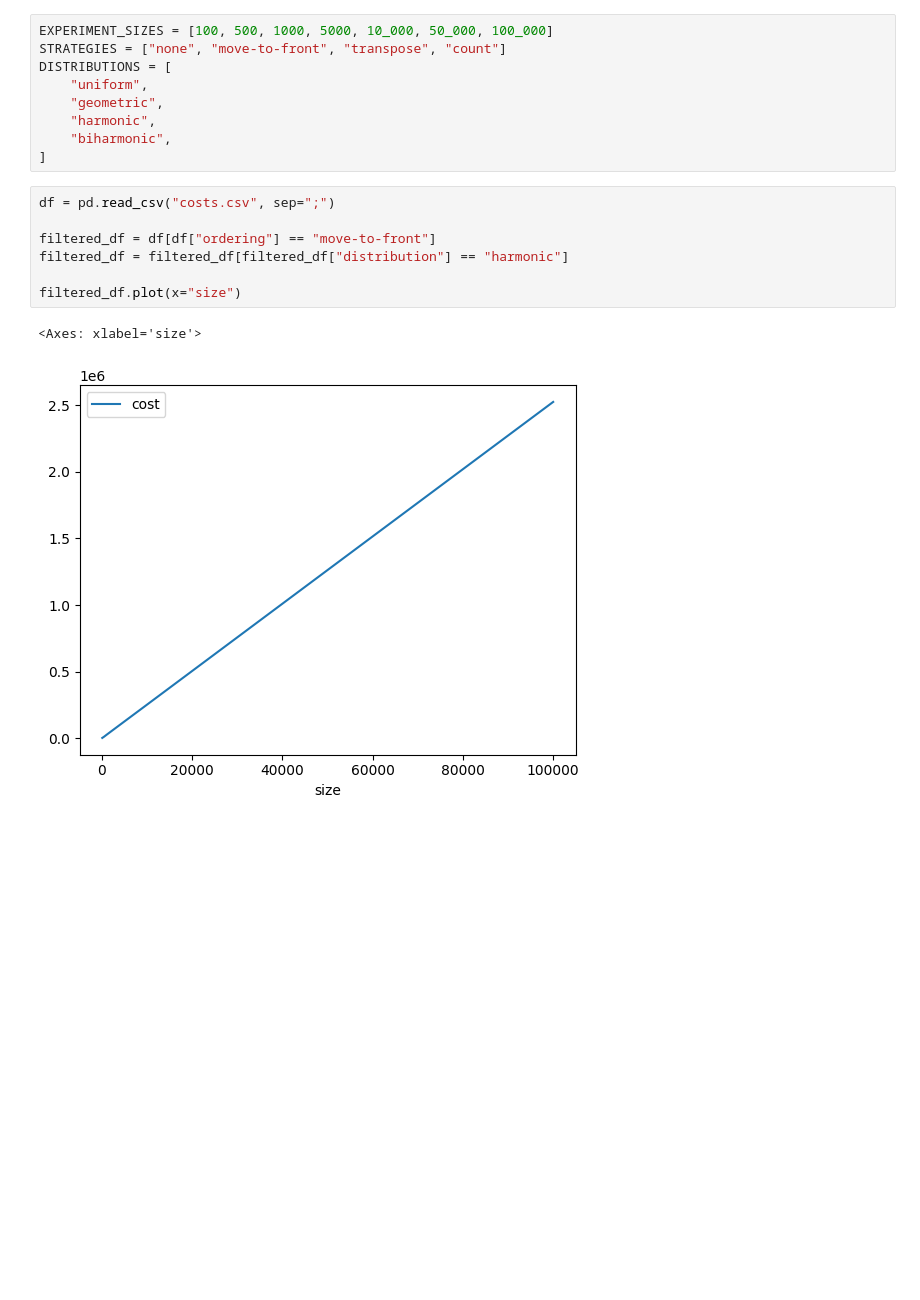
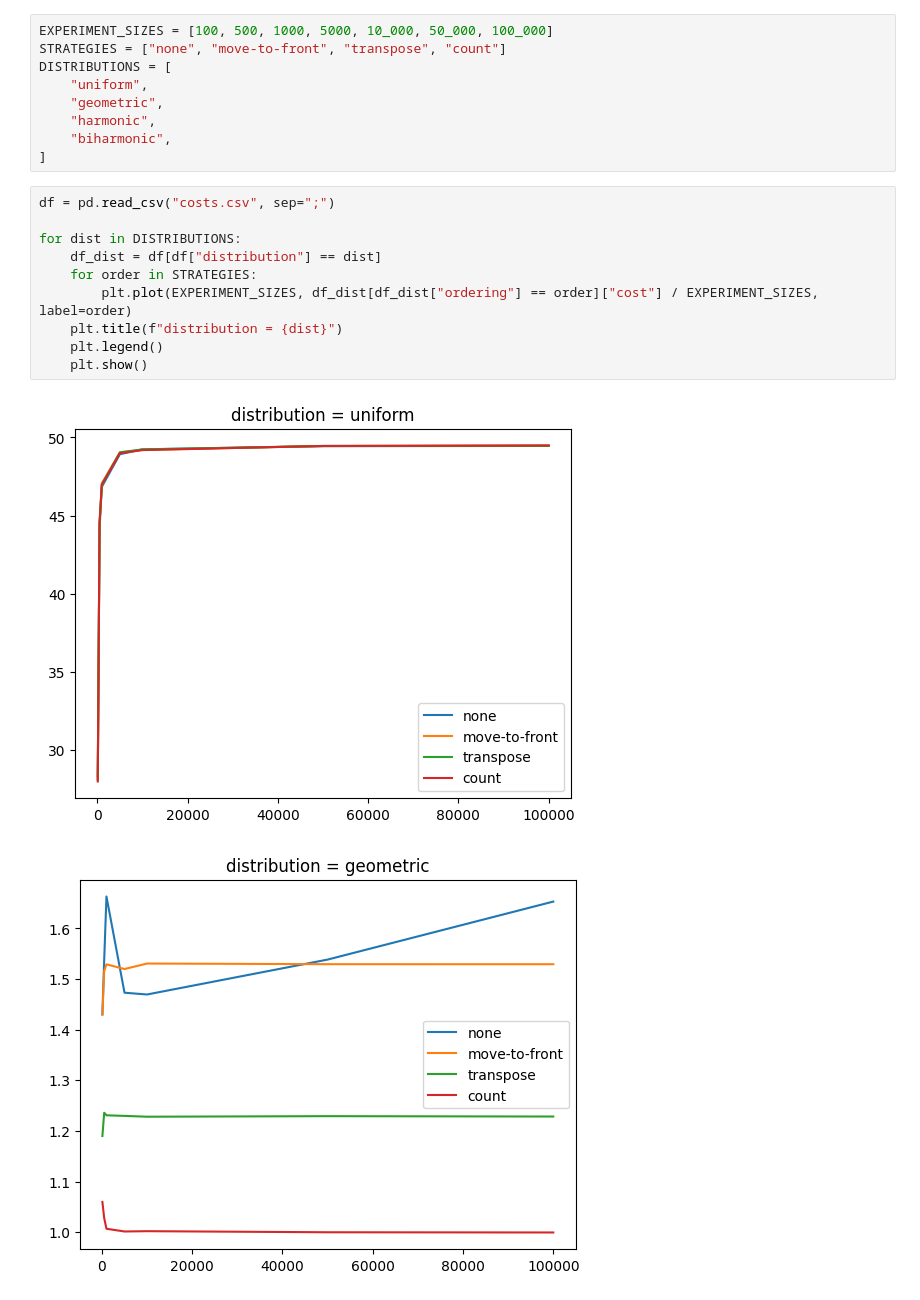
Before and after one commit to mikolajkrupinski/pwr-sem8, a Jupyter notebook: algorytmy-online/lista1/report.ipynb, the cells around one changed output. Saved outputs shown, nothing was run; the diff lists cells and outputs as text; blank space fills up the shorter version.

```diff
--- a/algorytmy-online/lista1/report.ipynb
+++ b/algorytmy-online/lista1/report.ipynb
@@ -10,13 +10,16 @@ DISTRIBUTIONS = [
     "harmonic",
     "biharmonic",
 ]
-# %%
-df = pd.read_csv("costs.csv", sep=";")
-
-filtered_df = df[df["ordering"] == "move-to-front"]
-filtered_df = filtered_df[filtered_df["distribution"] == "harmonic"]
-
-filtered_df.plot(x="size")
-# %% [output]
-<Axes: xlabel='size'>
-[figure, removed]
+# %%
+df = pd.read_csv("costs.csv", sep=";")
+
+for dist in DISTRIBUTIONS:
+    df_dist = df[df["distribution"] == dist]
+    for order in STRATEGIES:
+        plt.plot(EXPERIMENT_SIZES, df_dist[df_dist["ordering"] == order]["cost"] / EXPERIMENT_SIZES, label=order)
+    plt.title(f"distribution = {dist}")
+    plt.legend()
+    plt.show()
+# %% [output]
+[figure, added]
+[figure, added]
```
Also changed, not shown: parts of 2 cells of this notebook.
